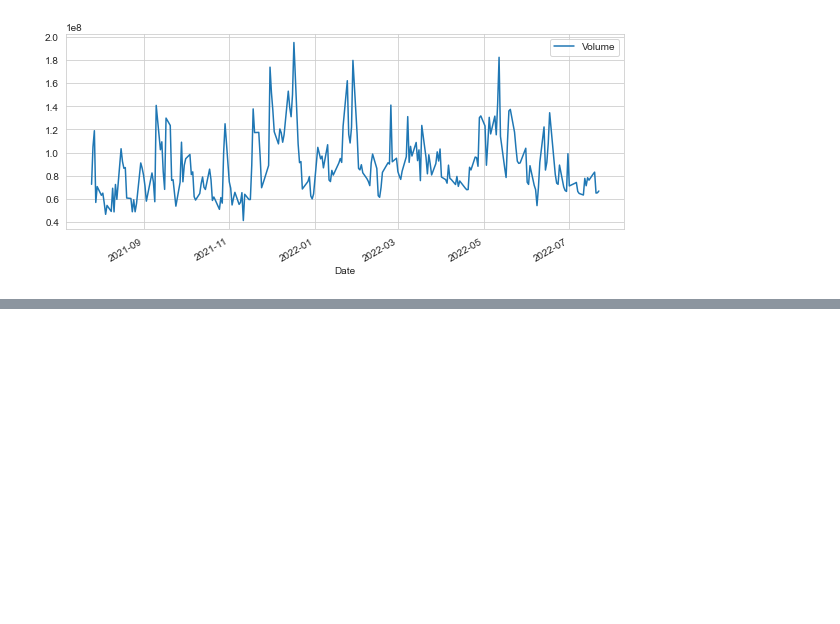
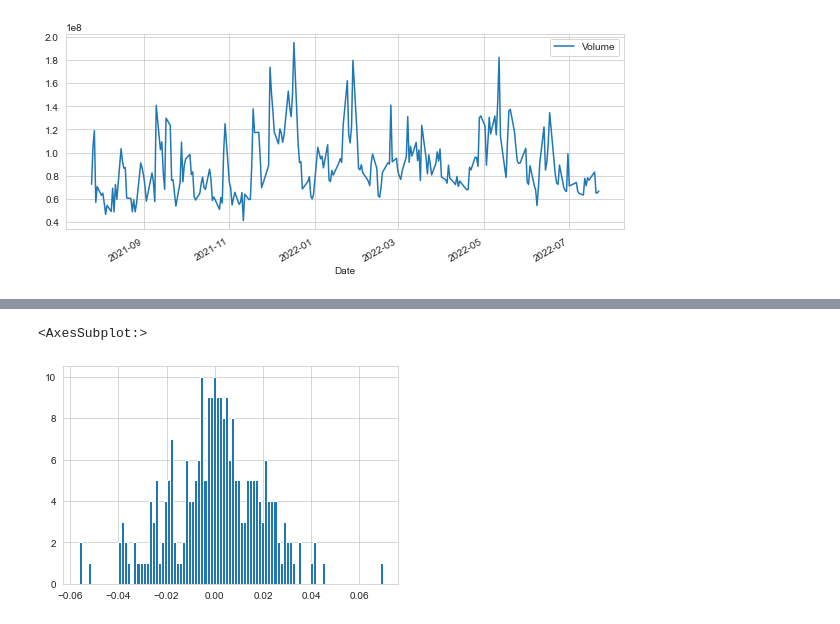
Before and after one commit to jry62/Stock_Market_Analysis, a Jupyter notebook: Stock_Market_Analysis_Project.ipynb, the cells around one changed output, grey strips where cells are left out. Saved outputs shown, nothing was run; the diff lists cells and outputs as text; code cells hidden in the pictures; blank space fills up the shorter version.

```diff
--- a/Stock_Market_Analysis_Project.ipynb
+++ b/Stock_Market_Analysis_Project.ipynb
@@ -90,0 +124,6 @@ AAPL['Volume'].plot(legend=True, figsize=(10,4));
+# %%
+# Pandas built in histogram for the same data
+AAPL['Daily Return'].hist(bins=100)
+# %% [output]
+<AxesSubplot:>
+[figure, added]
```
Also changed, not shown: parts of 12 cells of this notebook.
